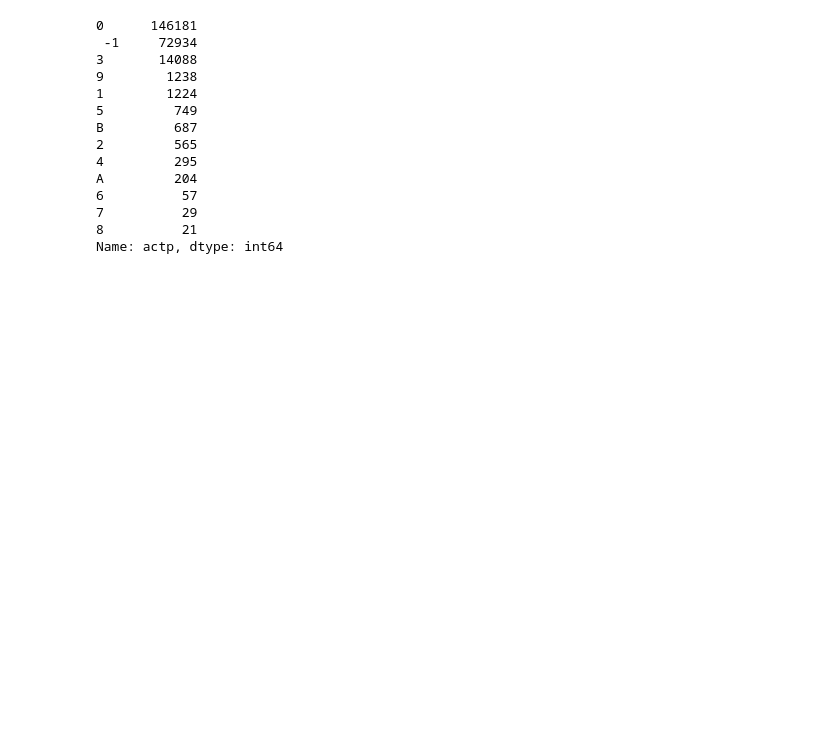
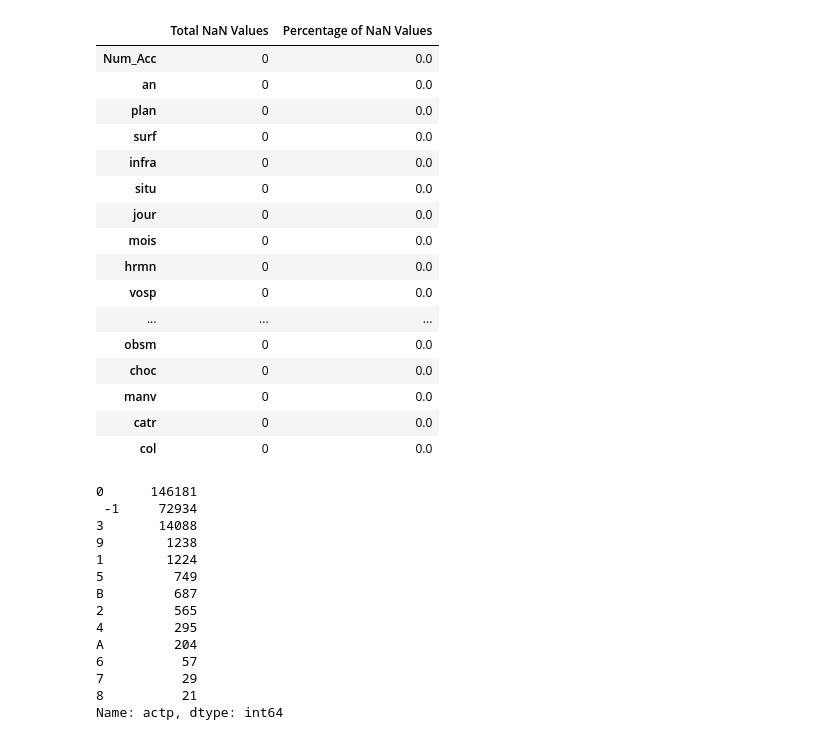
Before and after one commit to GuillaumeGrrd/Projet_Accident, a Jupyter notebook: ModelisationV2.ipynb, the cells around one changed output. Saved outputs shown, nothing was run; the diff lists cells and outputs as text; code cells hidden in the pictures; blank space fills up the shorter version.

```diff
--- a/ModelisationV2.ipynb
+++ b/ModelisationV2.ipynb
@@ -251,3 +273,23 @@ dtype: object
+# %%
+missing_data(Data_Mod)
+# %% [output]
+|  | Total NaN Values | Percentage of NaN Values |
+| Num_Acc | 0 | 0.0 |
+| an | 0 | 0.0 |
+| plan | 0 | 0.0 |
+| surf | 0 | 0.0 |
+| infra | 0 | 0.0 |
+| situ | 0 | 0.0 |
+| jour | 0 | 0.0 |
+| mois | 0 | 0.0 |
+| hrmn | 0 | 0.0 |
+| vosp | 0 | 0.0 |
+| ... | ... | ... |
+| obsm | 0 | 0.0 |
+| choc | 0 | 0.0 |
+| manv | 0 | 0.0 |
+| catr | 0 | 0.0 |
+| col | 0 | 0.0 |
 # %%
 Usagers_19_20["actp"].value_counts()
 # %% [output]
```
Also changed, not shown: parts of 12 cells of this notebook, 1 other file.
